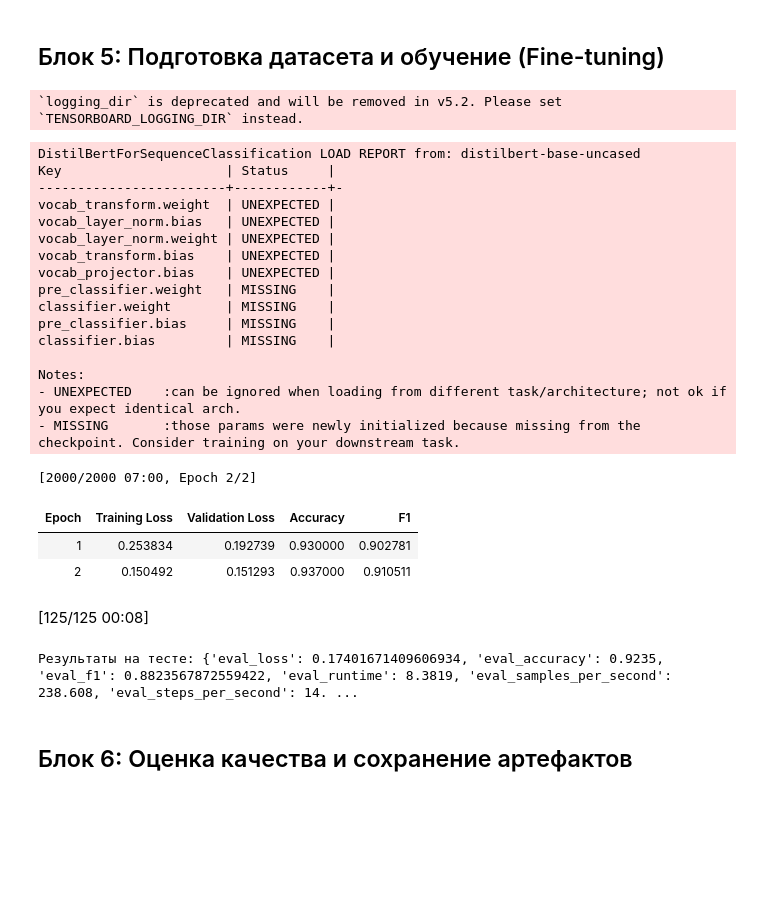
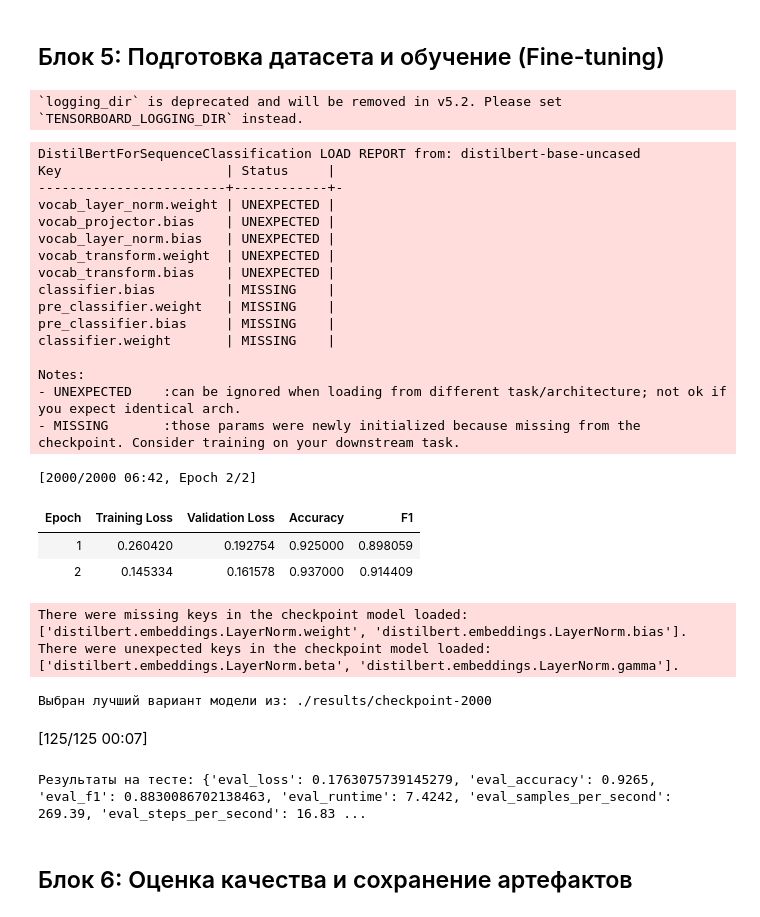
Before and after one commit to Oferist/ai-homeworks, a Jupyter notebook: homeworks/HW13/HW13.ipynb, the cells around one changed output. Drawn from its saved outputs; the diff is of its cells as text; code cells hidden in the pictures; blank space fills up the shorter version.

```diff
--- a/homeworks/HW13/HW13.ipynb
+++ b/homeworks/HW13/HW13.ipynb
@@ -148,11 +147,14 @@ def compute_metrics(eval_pred):
     f1 = f1_score(labels, predictions, average='macro')
     return {"accuracy": acc, "f1": f1}
 
-# Настройки обучения
+# Настройки обучения с параметрами для сохранения лучшей модели
 training_args = TrainingArguments(
     output_dir="./results",
     eval_strategy="epoch",
     save_strategy="epoch",
+    load_best_model_at_end=True,
+    metric_for_best_model="f1",         # Выбор критерия лучшей модели
+    greater_is_better=True,
     learning_rate=2e-5,
     per_device_train_batch_size=16,
     per_device_eval_batch_size=16,
@@ -161,47 +163,59 @@ training_args = TrainingArguments(
     logging_dir='./logs',
 )
 
-# Инициализация модели заново для чистого обучения
+# Инициализация модели
 model = AutoModelForSequenceClassification.from_pretrained(model_name, num_labels=6).to(device)
 
 trainer = Trainer(
     model=model,
     args=training_args,
     train_dataset=tokenized_datasets["train"],
     eval_dataset=tokenized_datasets["validation"],
     compute_metrics=compute_metrics,
 )
 
 # Запуск обучения
 trainer.train()
 
-# Финальная оценка
+# Явный выбор лучшего варианта по validation
+best_model_path = trainer.state.best_model_checkpoint
+if best_model_path:
+    print(f"Выбран лучший вариант модели из: {best_model_path}")
+    model = AutoModelForSequenceClassification.from_pretrained(best_model_path).to(device)
+    trainer.model = model
+else:
+    print("Лучшая модель не найдена, используется последняя эпоха.")
+
+# Финальная оценка на test
 test_results = trainer.evaluate(tokenized_datasets["test"])
 print(f"Результаты на тесте: {test_results}")
 # %% [output]
 `logging_dir` is deprecated and will be removed in v5.2. Please set `TENSORBOARD_LOGGING_DIR` instead.
 DistilBertForSequenceClassification LOAD REPORT from: distilbert-base-uncased
 Key                     | Status     |
 ------------------------+------------+-
+vocab_layer_norm.weight | UNEXPECTED |
+vocab_projector.bias    | UNEXPECTED |
+vocab_layer_norm.bias   | UNEXPECTED |
 vocab_transform.weight  | UNEXPECTED |
-vocab_layer_norm.bias   | UNEXPECTED |
-vocab_layer_norm.weight | UNEXPECTED |
 vocab_transform.bias    | UNEXPECTED |
-vocab_projector.bias    | UNEXPECTED |
+classifier.bias         | MISSING    |
 pre_classifier.weight   | MISSING    |
+pre_classifier.bias     | MISSING    |
 classifier.weight       | MISSING    |
-pre_classifier.bias     | MISSING    |
-classifier.bias         | MISSING    |
 
 Notes:
 - UNEXPECTED    :can be ignored when loading from different task/architecture; not ok if you expect identical arch.
 - MISSING       :those params were newly initialized because missing from the checkpoint. Consider training on your downstream task.
-[2000/2000 07:00, Epoch 2/2]
+[2000/2000 06:42, Epoch 2/2]
 | Epoch | Training Loss | Validation Loss | Accuracy | F1 |
-| 1 | 0.253834 | 0.192739 | 0.930000 | 0.902781 |
-| 2 | 0.150492 | 0.151293 | 0.937000 | 0.910511 |
+| 1 | 0.260420 | 0.192754 | 0.925000 | 0.898059 |
+| 2 | 0.145334 | 0.161578 | 0.937000 | 0.914409 |
+There were missing keys in the checkpoint model loaded: ['distilbert.embeddings.LayerNorm.weight', 'distilbert.embeddings.LayerNorm.bias'].
+There were unexpected keys in the checkpoint model loaded: ['distilbert.embeddings.LayerNorm.beta', 'distilbert.embeddings.LayerNorm.gamma'].
+Выбран лучший вариант модели из: ./results/checkpoint-2000
-[125/125 00:08]
+[125/125 00:07]
-Результаты на тесте: {'eval_loss': 0.17401671409606934, 'eval_accuracy': 0.9235, 'eval_f1': 0.8823567872559422, 'eval_runtime': 8.3819, 'eval_samples_per_second': 238.608, 'eval_steps_per_second': 14. ...
+Результаты на тесте: {'eval_loss': 0.1763075739145279, 'eval_accuracy': 0.9265, 'eval_f1': 0.8830086702138463, 'eval_runtime': 7.4242, 'eval_samples_per_second': 269.39, 'eval_steps_per_second': 16.83 ...
 # %% [markdown]
 ## Блок 6: Оценка качества и сохранение артефактов
 # %%
```
Also changed, not shown: parts of 5 cells of this notebook, 3 other files.
